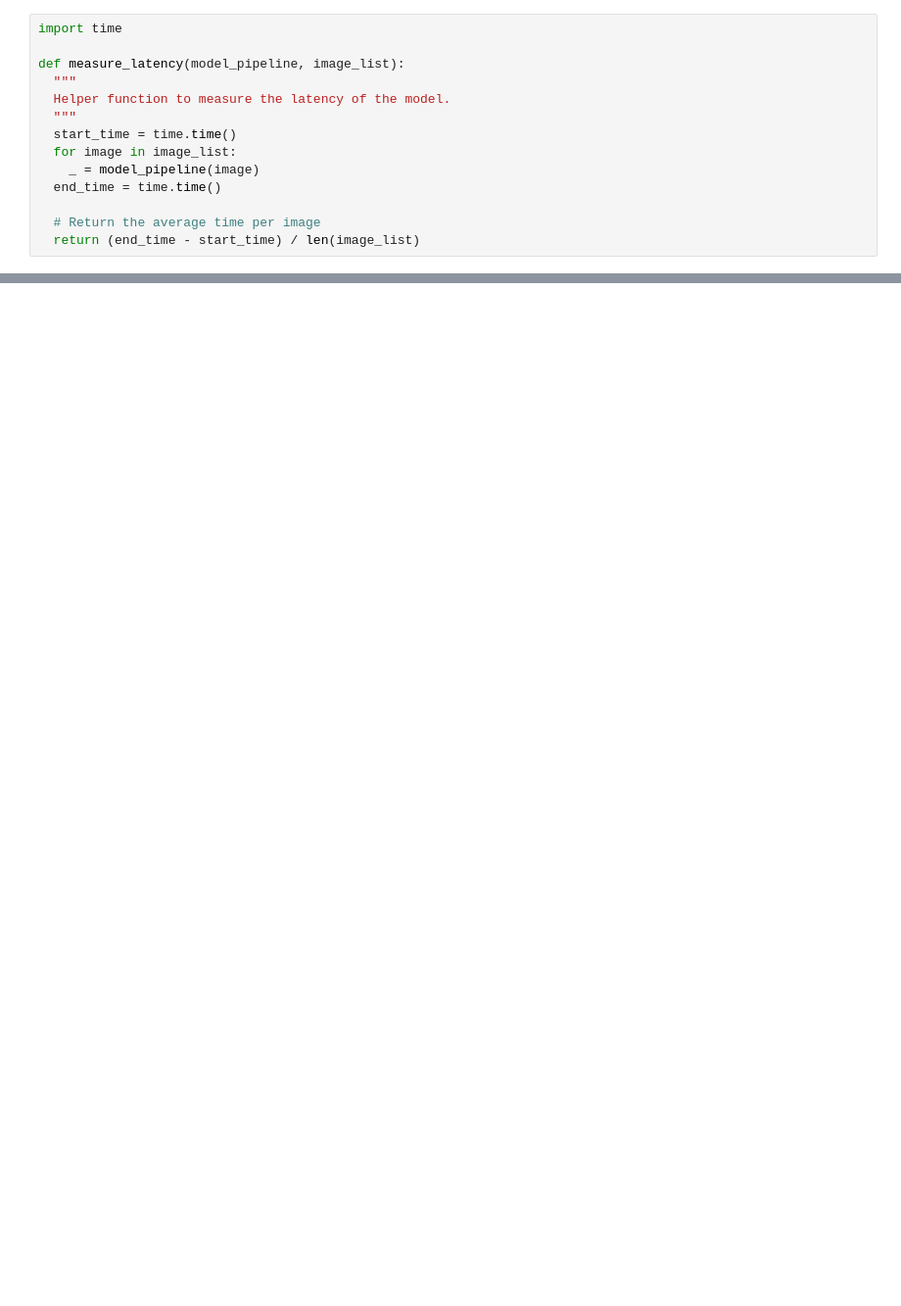
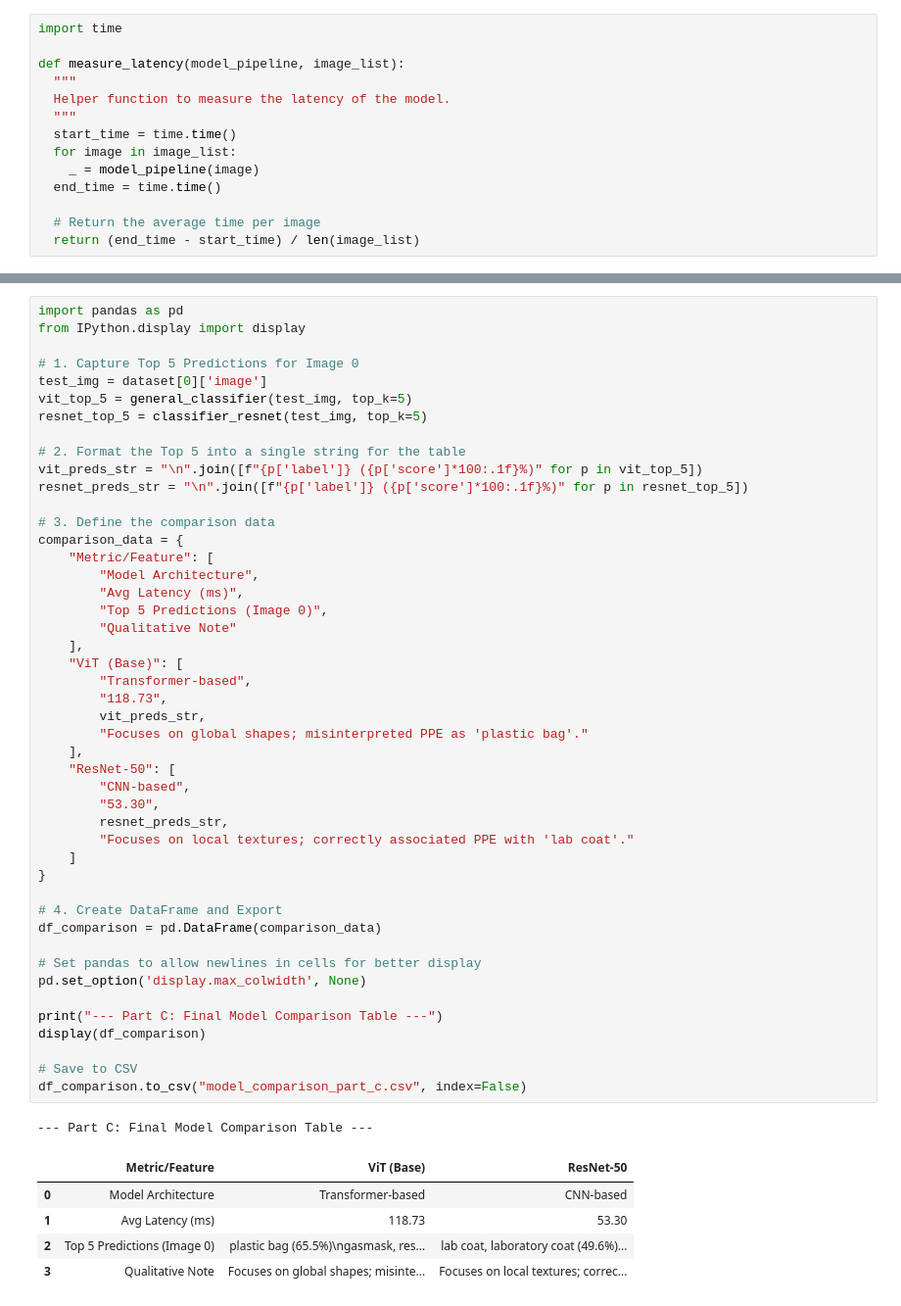
Before and after one commit to Youssef-Chip/lab1, a Jupyter notebook: lab3/part2.ipynb, the cells around one changed output, grey strips where cells are left out. Shown at 98% size. Cells and saved outputs as stored; diff of their text form; blank space fills up the shorter version.

Commit message:
part 2 and model card and csv

```diff
--- a/lab3/part2.ipynb
+++ b/lab3/part2.ipynb
@@ -203,0 +243,53 @@ solar dish, solar collector, solar furnace | 1.10%
+# %%
+import pandas as pd
+from IPython.display import display
+
+# 1. Capture Top 5 Predictions for Image 0
+test_img = dataset[0]['image']
+vit_top_5 = general_classifier(test_img, top_k=5)
+resnet_top_5 = classifier_resnet(test_img, top_k=5)
+
+# 2. Format the Top 5 into a single string for the table
+vit_preds_str = "\n".join([f"{p['label']} ({p['score']*100:.1f}%)" for p in vit_top_5])
+resnet_preds_str = "\n".join([f"{p['label']} ({p['score']*100:.1f}%)" for p in resnet_top_5])
+
+# 3. Define the comparison data
+comparison_data = {
+    "Metric/Feature": [
+        "Model Architecture",
+        "Avg Latency (ms)",
+        "Top 5 Predictions (Image 0)",
+        "Qualitative Note"
+    ],
+    "ViT (Base)": [
+        "Transformer-based",
+        "118.73",
+        vit_preds_str,
+        "Focuses on global shapes; misinterpreted PPE as 'plastic bag'."
+    ],
+    "ResNet-50": [
+        "CNN-based",
+        "53.30",
+        resnet_preds_str,
+        "Focuses on local textures; correctly associated PPE with 'lab coat'."
+    ]
+}
+
+# 4. Create DataFrame and Export
+df_comparison = pd.DataFrame(comparison_data)
+
+# Set pandas to allow newlines in cells for better display
+pd.set_option('display.max_colwidth', None)
+
+print("--- Part C: Final Model Comparison Table ---")
+display(df_comparison)
+
+# Save to CSV
+df_comparison.to_csv("model_comparison_part_c.csv", index=False)
+# %% [output]
+--- Part C: Final Model Comparison Table ---
+|  | Metric/Feature | ViT (Base) | ResNet-50 |
+| 0 | Model Architecture | Transformer-based | CNN-based |
+| 1 | Avg Latency (ms) | 118.73 | 53.30 |
+| 2 | Top 5 Predictions (Image 0) | plastic bag (65.5%)\ngasmask, res... | lab coat, laboratory coat (49.6%)... |
+| 3 | Qualitative Note | Focuses on global shapes; misinte... | Focuses on local textures; correc... |
```
Also changed, not shown: parts of 7 cells of this notebook, 2 other files.
